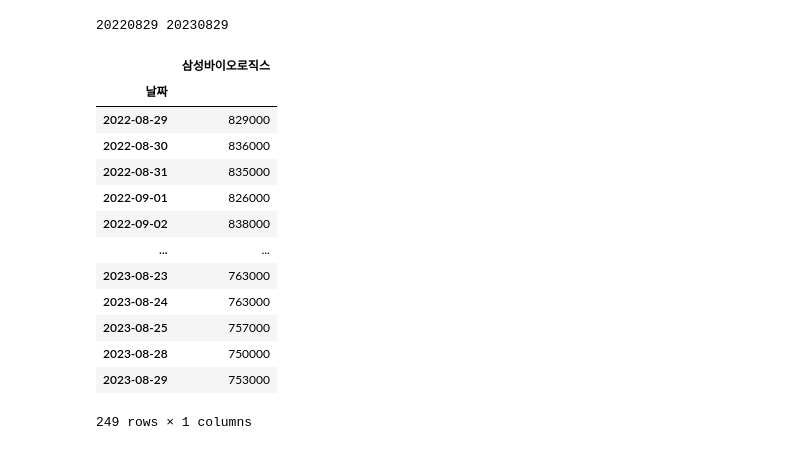
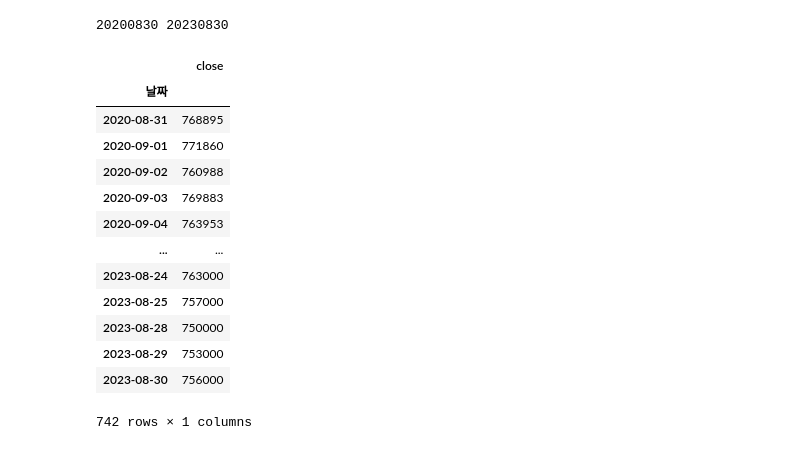
Before and after one commit to DanDanHeeWorld/to_upward, a Jupyter notebook: 몬테카를로_시뮬레이션_송채은.ipynb, the cells around one changed output. Drawn from its saved outputs; the diff is of its cells as text; code cells hidden in the pictures.

```diff
--- a/몬테카를로_시뮬레이션_송채은.ipynb
+++ b/몬테카를로_시뮬레이션_송채은.ipynb
@@ -5,29 +5,32 @@ from pykrx import stock
 import datetime as dt
 
 end = dt.datetime.today().date().strftime("%Y%m%d")
-start = (dt.datetime.today().date() - dt.timedelta(365)).strftime("%Y%m%d")
+start = (dt.datetime.today().date() - dt.timedelta(365*3)).strftime("%Y%m%d")
 # end = dt.datetime(2022,12,31).strftime("%Y%m%d")
 # start = (dt.datetime(2022,12,31) - dt.timedelta(180)).strftime("%Y%m%d")
 print(start,end)
 # %% [output]
-20220829 20230829
+20200830 20230830
 # %%
+import pandas as pd
+import numpy as np
+
 tmp = pd.DataFrame()
 ticker = "207940"  # "삼성바이오로직스" 종목의 코드
-tmp['삼성바이오로직스'] = stock.get_market_ohlcv(start, end, ticker)['종가']
+tmp['close'] = stock.get_market_ohlcv(start, end, ticker)['종가']
 tmp
 # %% [output]
-|  | 삼성바이오로직스 |
+|  | close |
 | 날짜 |  |
-| 2022-08-29 | 829000 |
-| 2022-08-30 | 836000 |
-| 2022-08-31 | 835000 |
-| 2022-09-01 | 826000 |
-| 2022-09-02 | 838000 |
+| 2020-08-31 | 768895 |
+| 2020-09-01 | 771860 |
+| 2020-09-02 | 760988 |
+| 2020-09-03 | 769883 |
+| 2020-09-04 | 763953 |
 | ... | ... |
-| 2023-08-23 | 763000 |
 | 2023-08-24 | 763000 |
 | 2023-08-25 | 757000 |
 | 2023-08-28 | 750000 |
 | 2023-08-29 | 753000 |
+| 2023-08-30 | 756000 |
-249 rows × 1 columns
+742 rows × 1 columns
```
Also changed, not shown: parts of 10 cells of this notebook.
